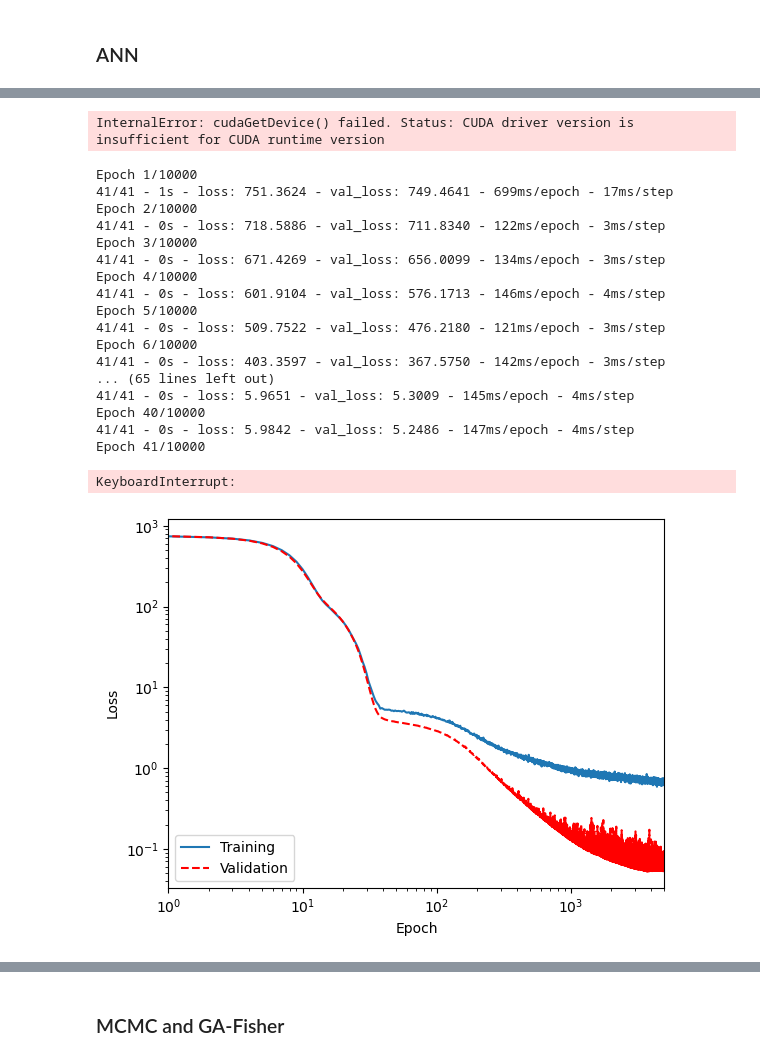
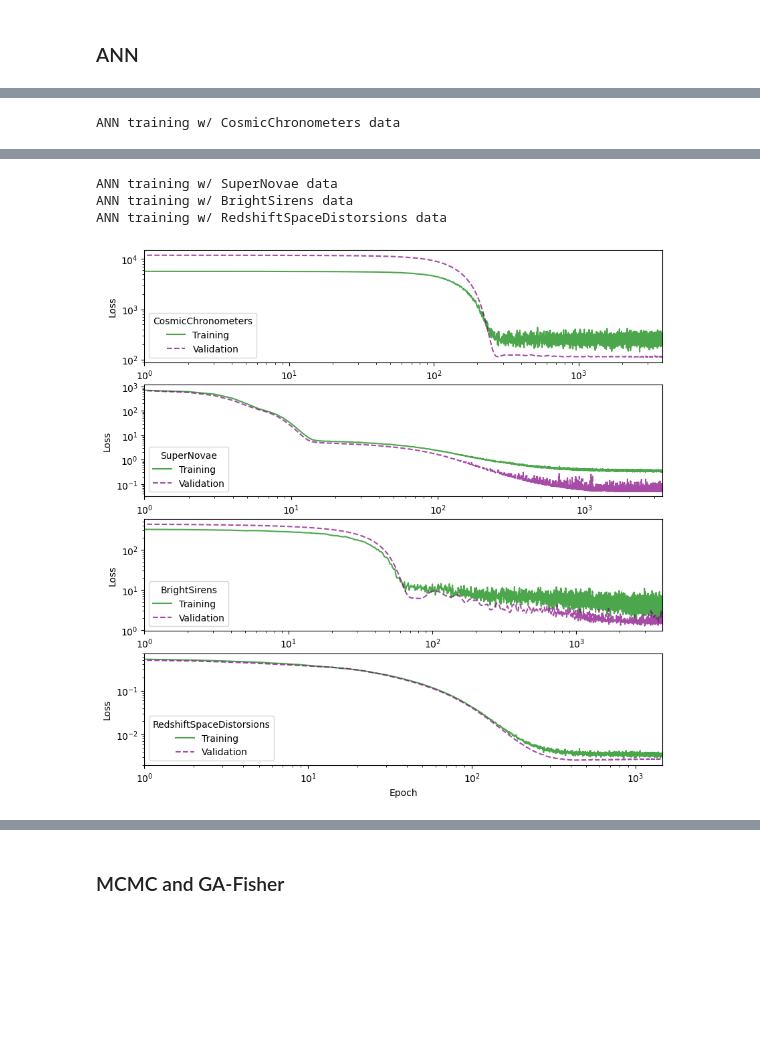
Before and after one commit to reggiebernardo/cosmo_learn, a Jupyter notebook: cosmo_tutorial.ipynb, the cells around one changed output, grey strips where cells are left out. Saved outputs shown, nothing was run; the diff lists cells and outputs as text; code cells hidden in the pictures; blank space fills up the shorter version.

```diff
--- a/cosmo_tutorial.ipynb
+++ b/cosmo_tutorial.ipynb
@@ -130,16 +120,15 @@ To enable the following instructions: AVX2 AVX512F AVX512_VNNI FMA, in other ope
 H0, Om0, w0, s8 = 67.74, 0.3095, -0.997, 0.834
 
 my_cosmo_learn=CosmoLearn([H0, Om0, w0, s8], seed=14000605)
-mock_keys=['CosmicChronometers', 'SuperNovae', 'BaryonAcousticOscillations', \
+# mock_keys=['CosmicChronometers', 'SuperNovae', 'BaryonAcousticOscillations', \
+#            'BrightSirens', 'RedshiftSpaceDistorsions']
+mock_keys=['CosmicChronometers', 'SuperNovae', \
            'BrightSirens', 'RedshiftSpaceDistorsions']
 
 my_cosmo_learn.make_mock(mock_keys=mock_keys)
-
-# key='CosmicChronometers'
-key='SuperNovae'
-# key='BaryonAcousticOscillations'
-# key='BrightSirens'
-# key='RedshiftSpaceDistorsions'
-my_cosmo_learn.mock_data.keys()
-train_data=my_cosmo_learn.mock_data[key]['train']
-x=train_data['x']; y=np.column_stack((train_data['y'], train_data['yerr']))
+my_cosmo_learn.init_ann()
+my_cosmo_learn.train_ann(verbose=0)
+my_cosmo_learn.show_ann_loss()
+plt.show()
+# %% [output]
+ANN training w/ CosmicChronometers data
@@ -146,52 +136,4 @@ x=train_data['x']; y=np.column_stack((train_data['y'], train_data['yerr']))
+ANN training w/ SuperNovae data
+ANN training w/ BrightSirens data
+ANN training w/ RedshiftSpaceDistorsions data
+[figure, added]
-# %%
-# ann=tf.keras.Sequential([Dense(64, activation='relu', input_shape=[1], \
-#                                kernel_regularizer=tf.keras.regularizers.l2()), \
-#                          Dropout(0.1), \
-#                          Dense(64, activation='relu', \
-#                                kernel_regularizer=tf.keras.regularizers.l2()), \
-#                          Dropout(0.1), Dense(2),])
-# ann.compile(optimizer=Adam(learning_rate=0.00008), loss=tf.keras.losses.MeanSquaredError())
-# ann.summary()
-
-# for supernovae
-ann=tf.keras.Sequential([Dense(512, activation='relu', input_shape=[1], \
-                               kernel_regularizer=tf.keras.regularizers.l2()), \
-                         Dropout(0.1), \
-                         Dense(512, activation='relu', \
-                               kernel_regularizer=tf.keras.regularizers.l2()), \
-                         Dropout(0.1), Dense(2),])
-ann.compile(optimizer=Adam(learning_rate=0.00008), loss=tf.keras.losses.MeanSquaredError())
-# %% [output]
-InternalError: cudaGetDevice() failed. Status: CUDA driver version is insufficient for CUDA runtime version
-# %%
-# ann.fit(x, y, epochs=5000, validation_split=0.1, verbose=1)
-ann.fit(np.log10(x), y, epochs=10000, validation_split=0.1, verbose=2)
-# %% [output]
-Epoch 1/10000
-41/41 - 1s - loss: 751.3624 - val_loss: 749.4641 - 699ms/epoch - 17ms/step
-Epoch 2/10000
-41/41 - 0s - loss: 718.5886 - val_loss: 711.8340 - 122ms/epoch - 3ms/step
-Epoch 3/10000
-41/41 - 0s - loss: 671.4269 - val_loss: 656.0099 - 134ms/epoch - 3ms/step
-Epoch 4/10000
-41/41 - 0s - loss: 601.9104 - val_loss: 576.1713 - 146ms/epoch - 4ms/step
-Epoch 5/10000
-41/41 - 0s - loss: 509.7522 - val_loss: 476.2180 - 121ms/epoch - 3ms/step
-Epoch 6/10000
-41/41 - 0s - loss: 403.3597 - val_loss: 367.5750 - 142ms/epoch - 3ms/step
-... (65 lines left out)
-41/41 - 0s - loss: 5.9651 - val_loss: 5.3009 - 145ms/epoch - 4ms/step
-Epoch 40/10000
-41/41 - 0s - loss: 5.9842 - val_loss: 5.2486 - 147ms/epoch - 4ms/step
-Epoch 41/10000
-KeyboardInterrupt:
-# %%
-fig, ax=plt.subplots()
-ax.plot(ann.history.history['loss'], label='Training')
-ax.plot(ann.history.history['val_loss'], 'r--', label='Validation')
-ax.set_yscale('log'); ax.set_xscale('log')
-ax.set_xlabel('Epoch'); ax.set_ylabel('Loss')
-ax.set_xlim(1, ann.history.params['epochs']); ax.legend(loc='lower left', prop={'size': 10})
-plt.show()
-# %% [output]
-[figure, removed]
```
Also changed, not shown: parts of 11 cells of this notebook, 2 other files.
